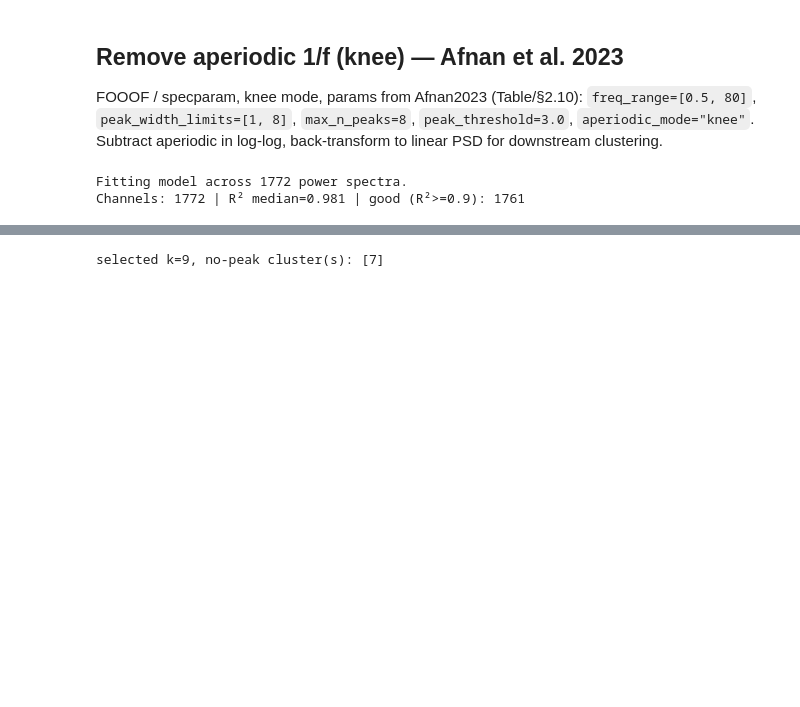
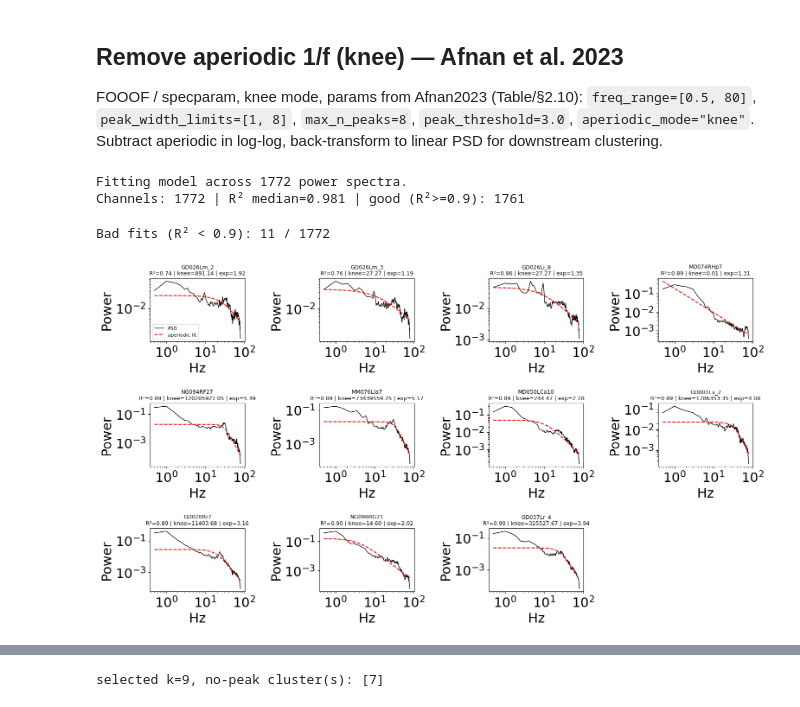
Before and after one commit to danieltomasz/code-spectral-comparison, a Jupyter notebook: analiza/03_cluster_pipeline_1f_removed.ipynb, the cells around one changed output, grey strips where cells are left out. Drawn from its saved outputs; the diff is of its cells as text; code cells hidden in the pictures; blank space fills up the shorter version.

```diff
--- a/analiza/03_cluster_pipeline_1f_removed.ipynb
+++ b/analiza/03_cluster_pipeline_1f_removed.ipynb
@@ -119,6 +119,39 @@ print(f"Channels: {len(r2)} | R² median={np.nanmedian(r2):.3f} | "
 # %% [output]
 Fitting model across 1772 power spectra.
 Channels: 1772 | R² median=0.981 | good (R²>=0.9): 1761
+# %%
+import matplotlib.pyplot as plt
+
+bad_idx = np.where(r2 < R2_THRESHOLD)[0]
+print(f"Bad fits (R² < {R2_THRESHOLD}): {len(bad_idx)} / {len(r2)}")
+
+N_SHOW = min(12, len(bad_idx))
+if N_SHOW > 0:
+    # Worst fits first
+    show_idx = bad_idx[np.argsort(r2[bad_idx])][:N_SHOW]
+    ncols = 4
+    nrows = int(np.ceil(N_SHOW / ncols))
+    fig, axes = plt.subplots(nrows, ncols, figsize=(4 * ncols, 3 * nrows), squeeze=False)
+    ch_names = ieeg.psd.index.to_numpy()
+
+    for ax, i in zip(axes.flat, show_idx):
+        ax.loglog(f_fit, psd_mat[i, mask], color="black", lw=1, label="PSD")
+        ax.loglog(f_fit, 10 ** ap_log[i], color="red", lw=1.5, ls="--", label="aperiodic fit")
+        ax.set_title(
+            f"{ch_names[i]}\nR²={r2[i]:.2f} | knee={knee[i]:.2f} | exp={exponent[i]:.2f}",
+            fontsize=9,
+        )
+        ax.set_xlabel("Hz")
+        ax.set_ylabel("Power")
+
+    for ax in axes.flat[N_SHOW:]:
+        ax.axis("off")
+    axes.flat[0].legend(fontsize=8)
+    fig.tight_layout()
+    plt.show()
+# %% [output]
+Bad fits (R² < 0.9): 11 / 1772
+[figure, added]
 # %%
 # Replace ieeg.f / ieeg.psd with aperiodic-removed PSD for downstream pipeline.
 # Keep metadata columns intact.
```
Also changed, not shown: parts of 1 cell of this notebook.
